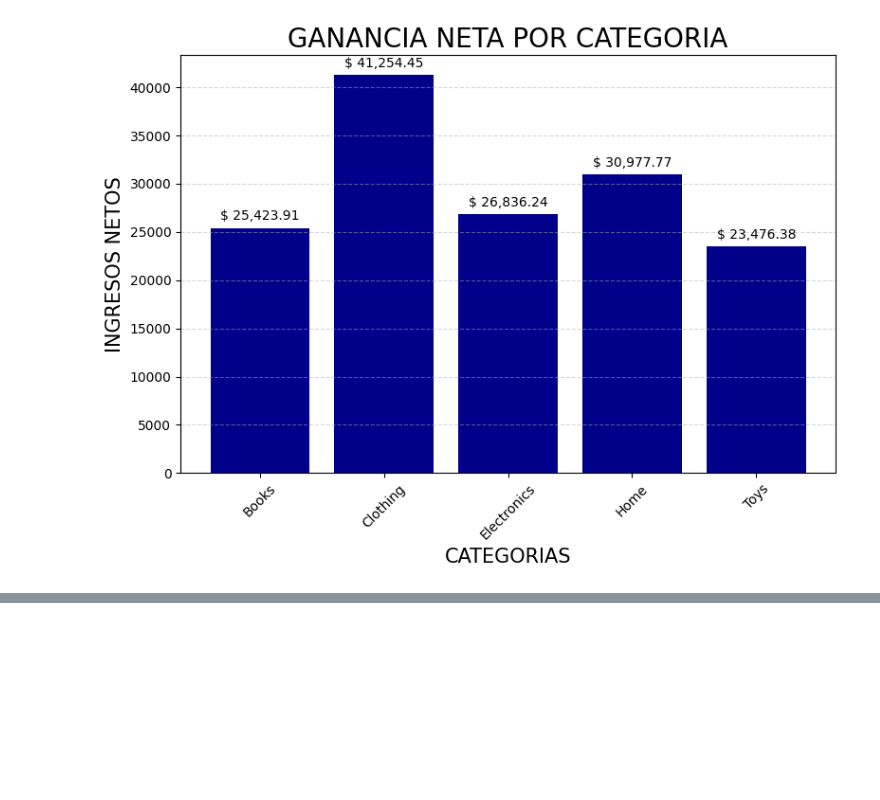
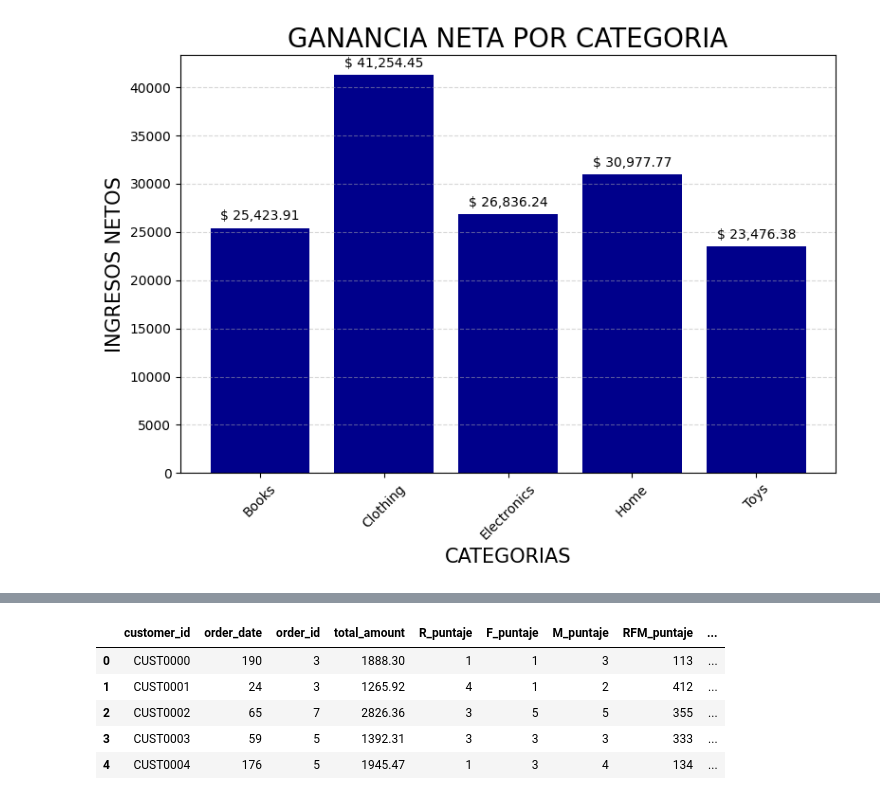
Before and after one commit to MaxSMEnginner/Automatiza-con-Max, a Jupyter notebook: PruebaTenicaDA.ipynb, the cells around one changed output, grey strips where cells are left out. Saved outputs shown, nothing was run; the diff lists cells and outputs as text; code cells hidden in the pictures; blank space fills up the shorter version.

```diff
--- a/PruebaTenicaDA.ipynb
+++ b/PruebaTenicaDA.ipynb
@@ -168,0 +236,28 @@ plt.show()
+# %%
+# | Segmento               | R                     | F   | M  |
+# | ---------------------- | --------------------- | --- | -- |
+# | TOP CLIENTE            | 5                     | 5   | 5  |
+# | CLIENTE LEAL           | 3–5                   | 3–5 | ≥3 |
+# | CLIENTE EN RIESGO      | ≤2                    | ≥4  | —  |
+# | CLIENTE NUEVO          | ≥4                    | ≤2  | ≤2 |
+# | CLIENTE PERDIDO        | ≤2                    | ≤2  | ≤2 |
+# | CLIENTE BAJO POTENCIAL | todos los demás casos |     |    |
+
+
+def segmentacion_cliente(rfm):
+    r=int(rfm['R_puntaje'])
+    f=int(rfm['F_puntaje'])
+    m=int(rfm['M_puntaje'])
+
+    if (r == 5) and (f == 5) and (m == 5):
+        return 'TOP CLIENTE'
+    elif r >= 3 and f >= 3 and m >=3:
+        return 'CLIENTE LEAL'
+    elif r >= 4 and  f <= 2:
+        return 'CLIENTE NUEVO'
+    elif r <= 2 and f >= 4:
+        return 'CLIENTE EN RIESGO'
+    elif f <= 2 and m <= 2:
+        return 'CLIENTE PERDIDO'
+    else:
+        return 'CLIENTE BAJO POTENCIAL'
@@ -168,0 +266,9 @@ plt.show()
+# %%
+dp(rfm.head())
+# %% [output]
+|  | customer_id | order_date | order_id | total_amount | R_puntaje | F_puntaje | M_puntaje | RFM_puntaje | ... |
+| 0 | CUST0000 | 190 | 3 | 1888.30 | 1 | 1 | 3 | 113 | ... |
+| 1 | CUST0001 | 24 | 3 | 1265.92 | 4 | 1 | 2 | 412 | ... |
+| 2 | CUST0002 | 65 | 7 | 2826.36 | 3 | 5 | 5 | 355 | ... |
+| 3 | CUST0003 | 59 | 5 | 1392.31 | 3 | 3 | 3 | 333 | ... |
+| 4 | CUST0004 | 176 | 5 | 1945.47 | 1 | 3 | 4 | 134 | ... |
```
Also changed, not shown: parts of 18 cells of this notebook.
